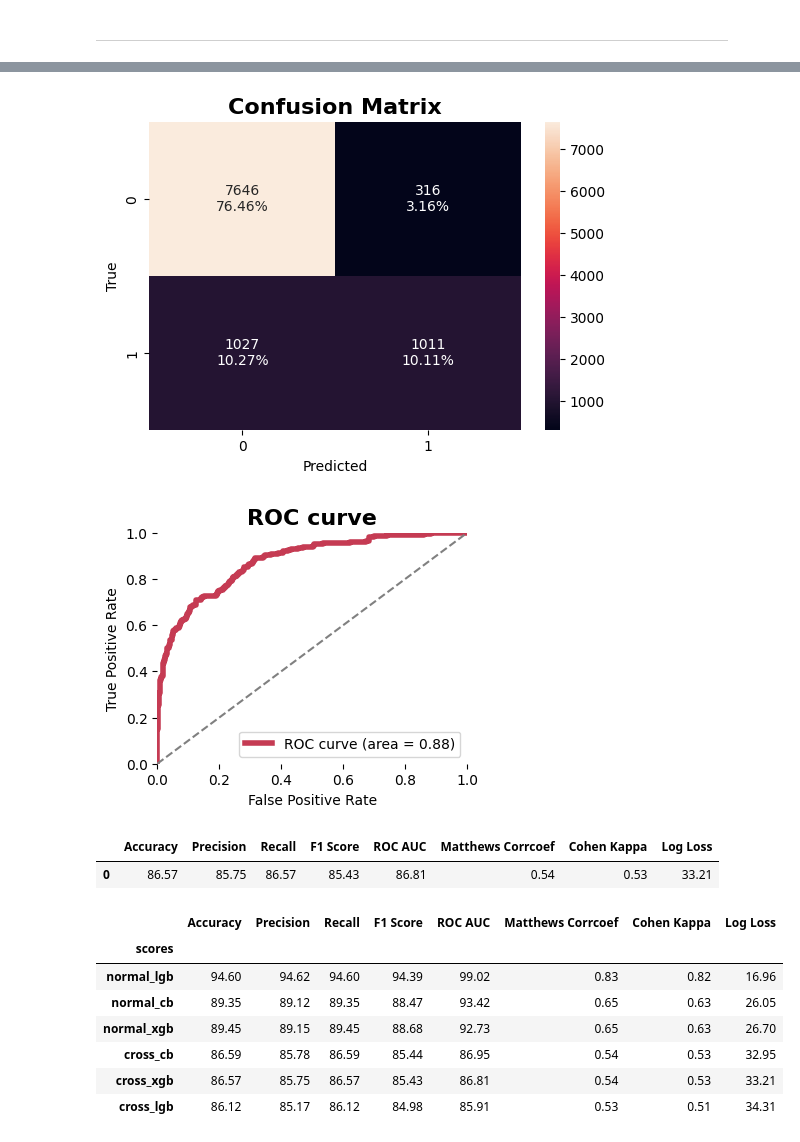
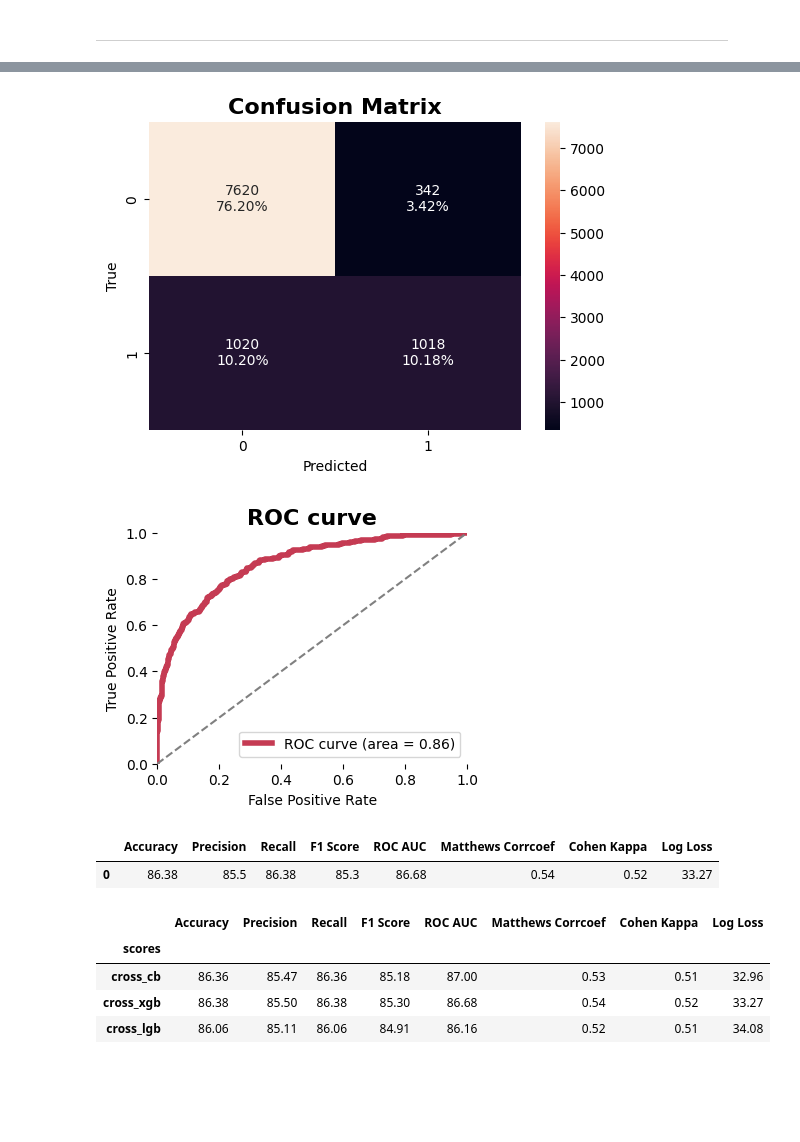
Before and after one commit to rvanguita/bank_customer_churn, a Jupyter notebook: main.ipynb, the cells around one changed output, grey strips where cells are left out. Cells and saved outputs as stored; diff of their text form; code cells hidden in the pictures; blank space fills up the shorter version.

```diff
--- a/main.ipynb
+++ b/main.ipynb
@@ -284,3 +291,8 @@ df_feature[feature_standard] = scaler.fit_transform(df[feature_standard])
+# %%
+scaled_features = scaler.fit_transform(df[feature_standard])
+scaled_feature_names = [f"{col}_StandardScaler" for col in feature_standard]
+
+df_feature[scaled_feature_names] = scaled_features
 # %% [markdown]
 ---
 # %% [markdown]
@@ -313,9 +325,15 @@ onehotenconder = OneHotEncoder(drop='first', sparse_output=False)
 # %%
 features_OneHotEncoder = ['Gender','NumOfProducts', 'HasCrCard', 'IsActiveMember', 'Satisfaction Score', 'Geography']
 # %%
-# one_hot_encoded = onehotenconder.fit_transform(df[features_OneHotEncoder])
-ohe_transformed = pd.DataFrame(onehotenconder.fit_transform(df[features_OneHotEncoder]),
-                               columns=onehotenconder.get_feature_names_out(features_OneHotEncoder))
+encoded_array = onehotenconder.fit_transform(df[features_OneHotEncoder])
+
+# Gerar nomes das colunas codificadas
+encoded_cols = onehotenconder.get_feature_names_out(features_OneHotEncoder)
+
+# Criar DataFrame com as colunas codificadas
+ohe_transformed = pd.DataFrame(encoded_array, columns=encoded_cols, index=df.index)
+
+# Concatenar ao df_feature
 df_feature = pd.concat([df_feature, ohe_transformed], axis=1)
 # %% [markdown]
 ---
@@ -371,5 +386,5 @@ normal_scores_cb
 # %%
 
-cross_validation_scores_cb = train_cb.cross(X=X, y=y, n_splits = 10, oversampling=False)
+cross_validation_scores_cb = train_cb.cross(X=X, y=y, n_splits = 5, oversampling=False)
 cross_validation_scores_cb
 # %% [output]
@@ -498,38 +486,29 @@ normal_score_xgb
 # %%
-cross_validation_scores_xgb = train_xgb.cross(X=X, y=y, n_splits = 10, oversampling=False)
+cross_validation_scores_xgb = train_xgb.cross(X=X, y=y, n_splits = 5, oversampling=False)
 cross_validation_scores_xgb
 # %% [output]
-[figure, old version]
+[figure, new version]
-[figure, old version]
+[figure, new version]
 |  | Accuracy | Precision | Recall | F1 Score | ROC AUC | Matthews Corrcoef | Cohen Kappa | Log Loss |
-| 0 | 86.57 | 85.75 | 86.57 | 85.43 | 86.81 | 0.54 | 0.53 | 33.21 |
+| 0 | 86.38 | 85.5 | 86.38 | 85.3 | 86.68 | 0.54 | 0.52 | 33.27 |
 # %%
-combined_df = pd.concat([normal_score_xgb,
-                         cross_validation_scores_xgb,
-                         normal_scores_cb,
+combined_df = pd.concat([cross_validation_scores_xgb,
                          cross_validation_scores_cb,
-                         normal_score_lgb,
                          cross_validation_scores_lgb,
                          ], ignore_index=True)
-index_names = ['normal_xgb',
-               'cross_xgb',
-               'normal_cb',
+index_names = ['cross_xgb',
                'cross_cb',
-               'normal_lgb',
                'cross_lgb',
 ]
 
 
 combined_df['scores'] = index_names
 combined_df = combined_df.set_index('scores')
 
 combined_df.sort_values(by='Log Loss')
 # %% [output]
 |  | Accuracy | Precision | Recall | F1 Score | ROC AUC | Matthews Corrcoef | Cohen Kappa | Log Loss |
 | scores |  |  |  |  |  |  |  |  |
-| normal_lgb | 94.60 | 94.62 | 94.60 | 94.39 | 99.02 | 0.83 | 0.82 | 16.96 |
-| normal_cb | 89.35 | 89.12 | 89.35 | 88.47 | 93.42 | 0.65 | 0.63 | 26.05 |
-| normal_xgb | 89.45 | 89.15 | 89.45 | 88.68 | 92.73 | 0.65 | 0.63 | 26.70 |
-| cross_cb | 86.59 | 85.78 | 86.59 | 85.44 | 86.95 | 0.54 | 0.53 | 32.95 |
-| cross_xgb | 86.57 | 85.75 | 86.57 | 85.43 | 86.81 | 0.54 | 0.53 | 33.21 |
-| cross_lgb | 86.12 | 85.17 | 86.12 | 84.98 | 85.91 | 0.53 | 0.51 | 34.31 |
+| cross_cb | 86.36 | 85.47 | 86.36 | 85.18 | 87.00 | 0.53 | 0.51 | 32.96 |
+| cross_xgb | 86.38 | 85.50 | 86.38 | 85.30 | 86.68 | 0.54 | 0.52 | 33.27 |
+| cross_lgb | 86.06 | 85.11 | 86.06 | 84.91 | 86.16 | 0.52 | 0.51 | 34.08 |
```
Also changed, not shown: parts of 16 cells of this notebook, 6 other files.
